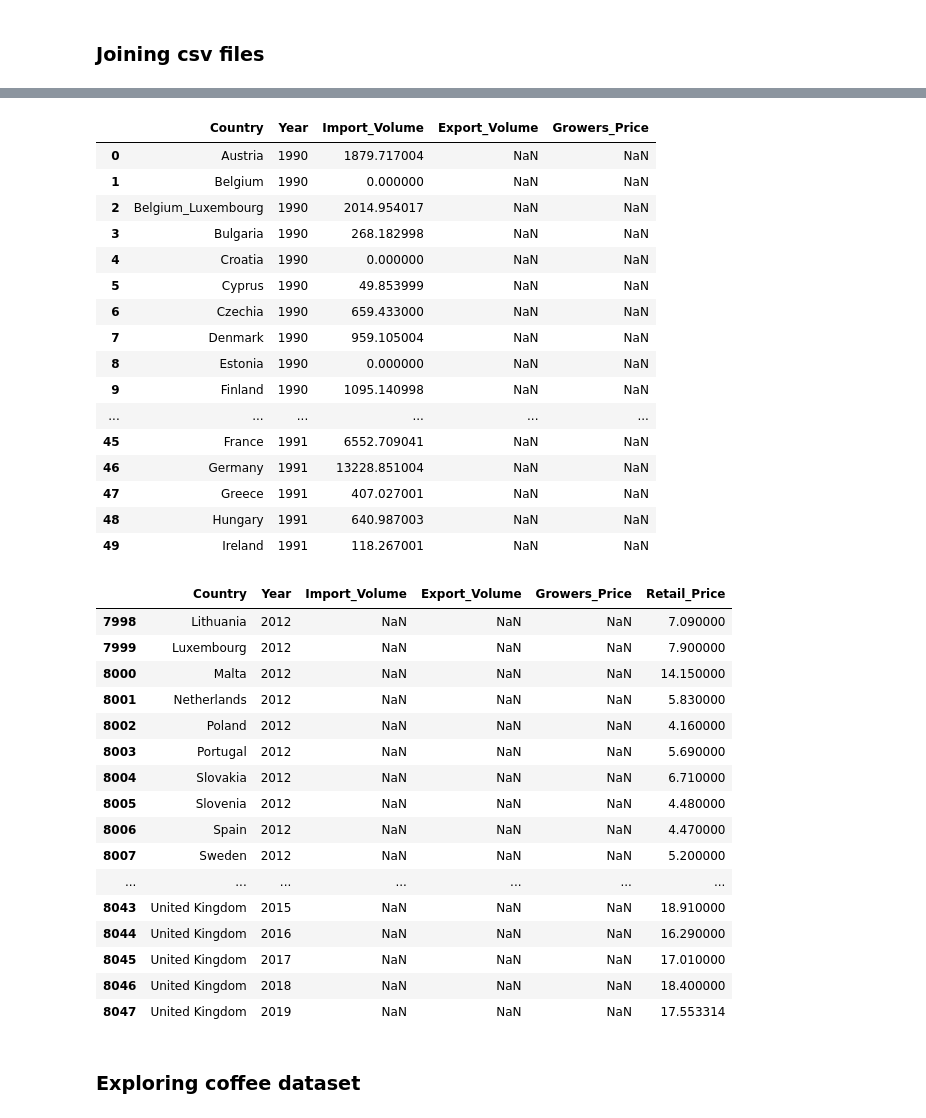
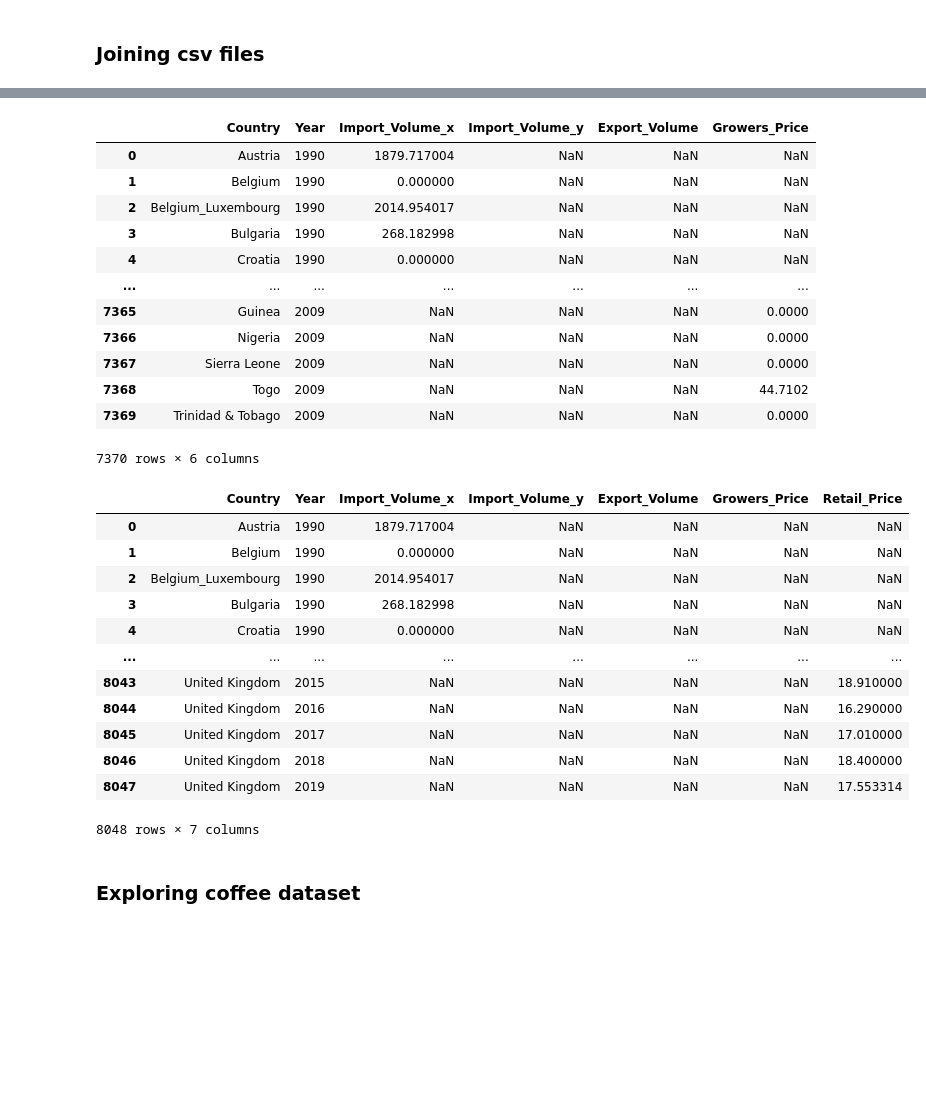
Before and after one commit to SandraBotica/Project-3, a Jupyter notebook: coffee_data.ipynb, the cells around one changed output, grey strips where cells are left out. Cells and saved outputs as stored; diff of their text form; code cells hidden in the pictures; blank space fills up the shorter version.

```diff
--- a/coffee_data.ipynb
+++ b/coffee_data.ipynb
@@ -235,6 +235,6 @@ retail_prices_df.to_csv(("Resources/retail_prices.csv"))
 # %% [markdown]
 ### Joining csv files
 # %%
-imports_merged_df= pd.merge(imports_df, non_member_imports_df, how='left')
+imports_merged_df= pd.merge(imports_df, non_member_imports_df, on=["Country", "Year"], how='outer')
 imports_merged_df
 # %% [output]
@@ -254,4 +254,4 @@ imports_merged_df
 # %%
-imports_exports_merged_df= pd.merge(imports_merged_df, exports_df, how='outer')
+imports_exports_merged_df= pd.merge(imports_merged_df, exports_df, on=["Country", "Year"], how='outer')
 imports_exports_merged_df
 # %% [output]
@@ -271,45 +271,37 @@ imports_exports_merged_df
 # %%
-imports_exports_growers_merged_df= pd.merge(imports_exports_merged_df, prices_paid_to_growers_df, how='outer')
-imports_exports_growers_merged_df.head(50)
+imports_exports_growers_merged_df= pd.merge(imports_exports_merged_df, prices_paid_to_growers_df, on=["Country", "Year"], how='outer')
+imports_exports_growers_merged_df
 # %% [output]
-|  | Country | Year | Import_Volume | Export_Volume | Growers_Price |
-| 0 | Austria | 1990 | 1879.717004 | NaN | NaN |
-| 1 | Belgium | 1990 | 0.000000 | NaN | NaN |
-| 2 | Belgium_Luxembourg | 1990 | 2014.954017 | NaN | NaN |
-| 3 | Bulgaria | 1990 | 268.182998 | NaN | NaN |
-| 4 | Croatia | 1990 | 0.000000 | NaN | NaN |
-| 5 | Cyprus | 1990 | 49.853999 | NaN | NaN |
-| 6 | Czechia | 1990 | 659.433000 | NaN | NaN |
-| 7 | Denmark | 1990 | 959.105004 | NaN | NaN |
-| 8 | Estonia | 1990 | 0.000000 | NaN | NaN |
-| 9 | Finland | 1990 | 1095.140998 | NaN | NaN |
-| ... | ... | ... | ... | ... | ... |
-| 45 | France | 1991 | 6552.709041 | NaN | NaN |
-| 46 | Germany | 1991 | 13228.851004 | NaN | NaN |
-| 47 | Greece | 1991 | 407.027001 | NaN | NaN |
-| 48 | Hungary | 1991 | 640.987003 | NaN | NaN |
-| 49 | Ireland | 1991 | 118.267001 | NaN | NaN |
+|  | Country | Year | Import_Volume_x | Import_Volume_y | Export_Volume | Growers_Price |
+| 0 | Austria | 1990 | 1879.717004 | NaN | NaN | NaN |
+| 1 | Belgium | 1990 | 0.000000 | NaN | NaN | NaN |
+| 2 | Belgium_Luxembourg | 1990 | 2014.954017 | NaN | NaN | NaN |
+| 3 | Bulgaria | 1990 | 268.182998 | NaN | NaN | NaN |
+| 4 | Croatia | 1990 | 0.000000 | NaN | NaN | NaN |
+| ... | ... | ... | ... | ... | ... | ... |
+| 7365 | Guinea | 2009 | NaN | NaN | NaN | 0.0000 |
+| 7366 | Nigeria | 2009 | NaN | NaN | NaN | 0.0000 |
+| 7367 | Sierra Leone | 2009 | NaN | NaN | NaN | 0.0000 |
+| 7368 | Togo | 2009 | NaN | NaN | NaN | 44.7102 |
+| 7369 | Trinidad & Tobago | 2009 | NaN | NaN | NaN | 0.0000 |
+7370 rows × 6 columns
 # %%
-imports_exports_growers_retail_merged_df= pd.merge(imports_exports_growers_merged_df, retail_prices_df, how='outer')
-imports_exports_growers_retail_merged_df.tail(50)
+imports_exports_growers_retail_merged_df= pd.merge(imports_exports_growers_merged_df, retail_prices_df, on=["Country", "Year"], how='outer')
+imports_exports_growers_retail_merged_df
 # %% [output]
-|  | Country | Year | Import_Volume | Export_Volume | Growers_Price | Retail_Price |
-| 7998 | Lithuania | 2012 | NaN | NaN | NaN | 7.090000 |
-| 7999 | Luxembourg | 2012 | NaN | NaN | NaN | 7.900000 |
-| 8000 | Malta | 2012 | NaN | NaN | NaN | 14.150000 |
-| 8001 | Netherlands | 2012 | NaN | NaN | NaN | 5.830000 |
-| 8002 | Poland | 2012 | NaN | NaN | NaN | 4.160000 |
-| 8003 | Portugal | 2012 | NaN | NaN | NaN | 5.690000 |
-| 8004 | Slovakia | 2012 | NaN | NaN | NaN | 6.710000 |
-| 8005 | Slovenia | 2012 | NaN | NaN | NaN | 4.480000 |
-| 8006 | Spain | 2012 | NaN | NaN | NaN | 4.470000 |
-| 8007 | Sweden | 2012 | NaN | NaN | NaN | 5.200000 |
-| ... | ... | ... | ... | ... | ... | ... |
-| 8043 | United Kingdom | 2015 | NaN | NaN | NaN | 18.910000 |
-| 8044 | United Kingdom | 2016 | NaN | NaN | NaN | 16.290000 |
-| 8045 | United Kingdom | 2017 | NaN | NaN | NaN | 17.010000 |
-| 8046 | United Kingdom | 2018 | NaN | NaN | NaN | 18.400000 |
-| 8047 | United Kingdom | 2019 | NaN | NaN | NaN | 17.553314 |
+|  | Country | Year | Import_Volume_x | Import_Volume_y | Export_Volume | Growers_Price | Retail_Price |
+| 0 | Austria | 1990 | 1879.717004 | NaN | NaN | NaN | NaN |
+| 1 | Belgium | 1990 | 0.000000 | NaN | NaN | NaN | NaN |
+| 2 | Belgium_Luxembourg | 1990 | 2014.954017 | NaN | NaN | NaN | NaN |
+| 3 | Bulgaria | 1990 | 268.182998 | NaN | NaN | NaN | NaN |
+| 4 | Croatia | 1990 | 0.000000 | NaN | NaN | NaN | NaN |
+| ... | ... | ... | ... | ... | ... | ... | ... |
+| 8043 | United Kingdom | 2015 | NaN | NaN | NaN | NaN | 18.910000 |
+| 8044 | United Kingdom | 2016 | NaN | NaN | NaN | NaN | 16.290000 |
+| 8045 | United Kingdom | 2017 | NaN | NaN | NaN | NaN | 17.010000 |
+| 8046 | United Kingdom | 2018 | NaN | NaN | NaN | NaN | 18.400000 |
+| 8047 | United Kingdom | 2019 | NaN | NaN | NaN | NaN | 17.553314 |
+8048 rows × 7 columns
 # %%
 # Export the DataFrame as a CSV file.
 imports_exports_growers_retail_merged_df.to_csv(("Resources/coffee_data.csv"))
```
Also changed, not shown: parts of 8 cells of this notebook, 5 other files.
